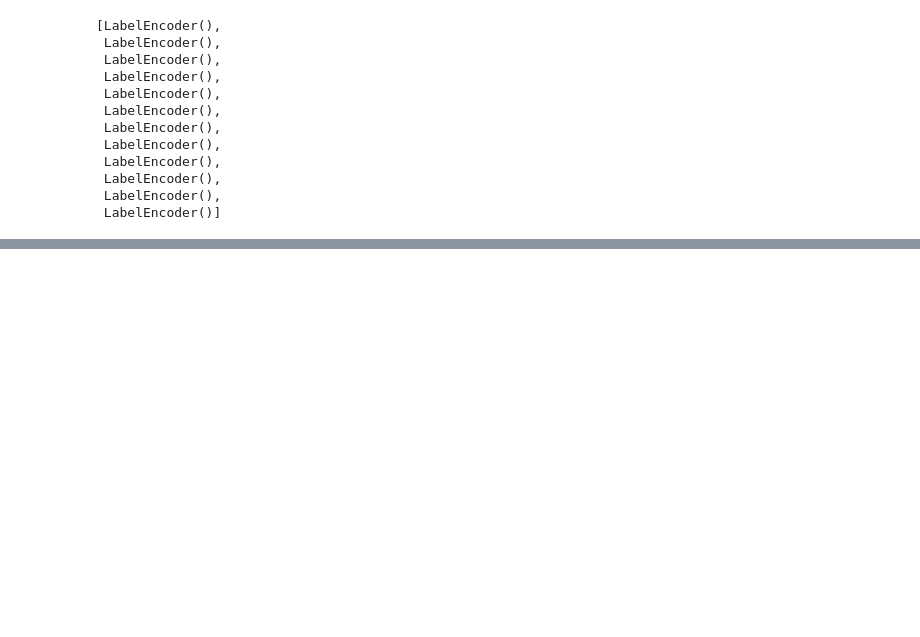
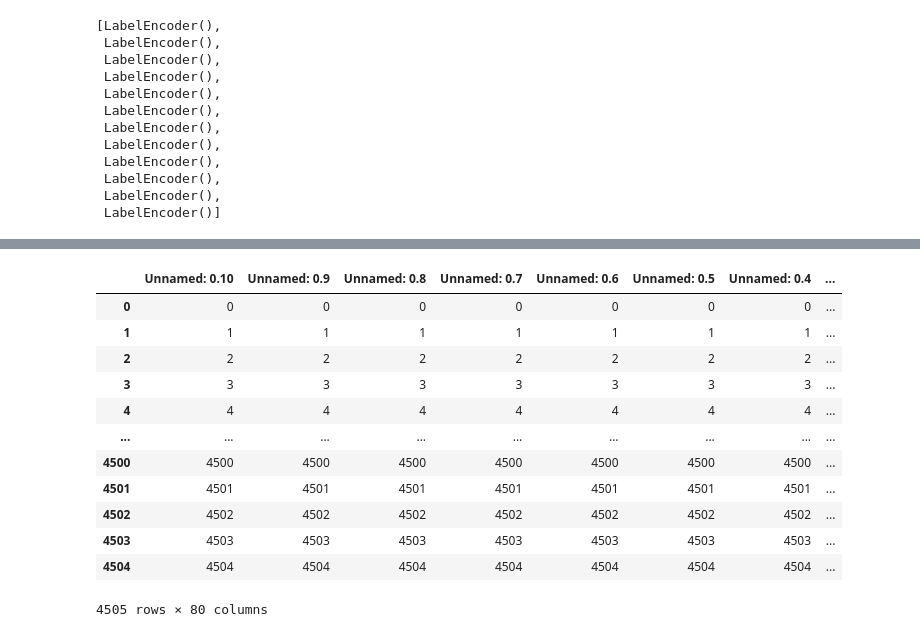
Before and after one commit to parthdiwane/sportly, a Jupyter notebook: tree/random_forest.ipynb, the cells around one changed output, grey strips where cells are left out. Saved outputs shown, nothing was run; the diff lists cells and outputs as text; code cells hidden in the pictures; blank space fills up the shorter version.

```diff
--- a/tree/random_forest.ipynb
+++ b/tree/random_forest.ipynb
@@ -127,0 +147,16 @@ accuracy score 0.7144102564102565
+# %%
+df
+# %% [output]
+|  | Unnamed: 0.10 | Unnamed: 0.9 | Unnamed: 0.8 | Unnamed: 0.7 | Unnamed: 0.6 | Unnamed: 0.5 | Unnamed: 0.4 | ... |
+| 0 | 0 | 0 | 0 | 0 | 0 | 0 | 0 | ... |
+| 1 | 1 | 1 | 1 | 1 | 1 | 1 | 1 | ... |
+| 2 | 2 | 2 | 2 | 2 | 2 | 2 | 2 | ... |
+| 3 | 3 | 3 | 3 | 3 | 3 | 3 | 3 | ... |
+| 4 | 4 | 4 | 4 | 4 | 4 | 4 | 4 | ... |
+| ... | ... | ... | ... | ... | ... | ... | ... | ... |
+| 4500 | 4500 | 4500 | 4500 | 4500 | 4500 | 4500 | 4500 | ... |
+| 4501 | 4501 | 4501 | 4501 | 4501 | 4501 | 4501 | 4501 | ... |
+| 4502 | 4502 | 4502 | 4502 | 4502 | 4502 | 4502 | 4502 | ... |
+| 4503 | 4503 | 4503 | 4503 | 4503 | 4503 | 4503 | 4503 | ... |
+| 4504 | 4504 | 4504 | 4504 | 4504 | 4504 | 4504 | 4504 | ... |
+4505 rows × 80 columns
```
Also changed, not shown: parts of 5 cells of this notebook, 6 other files.
